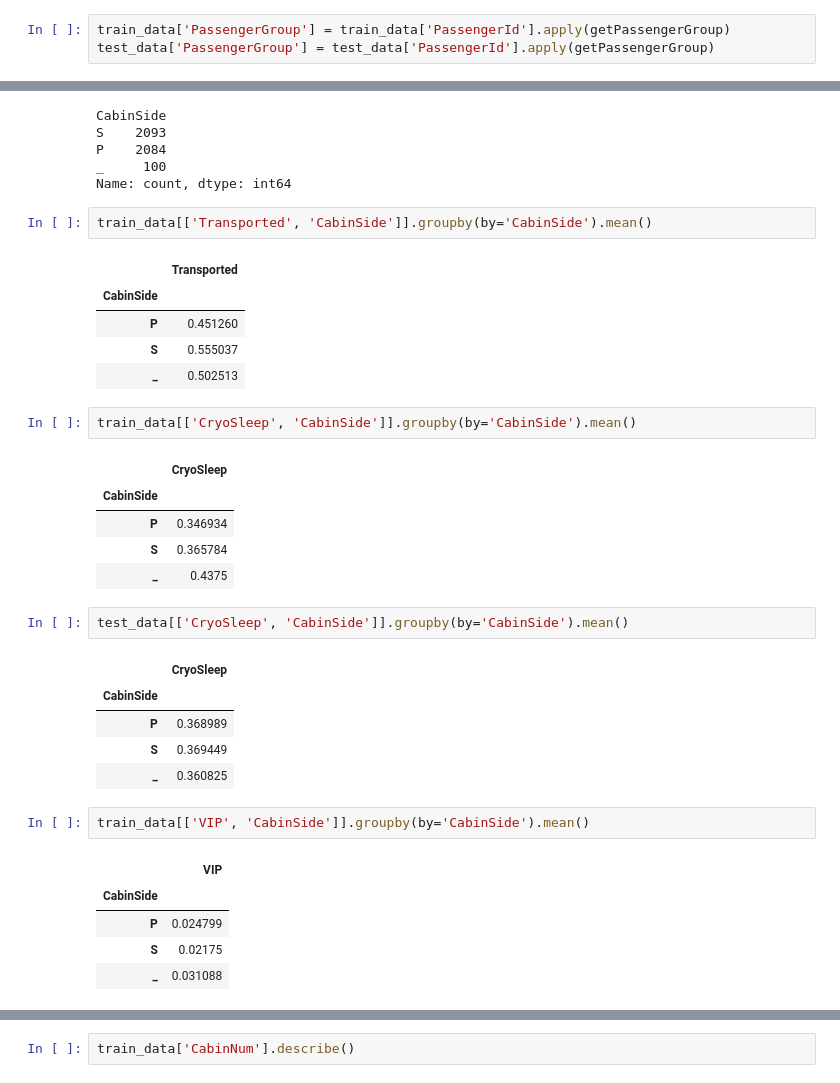
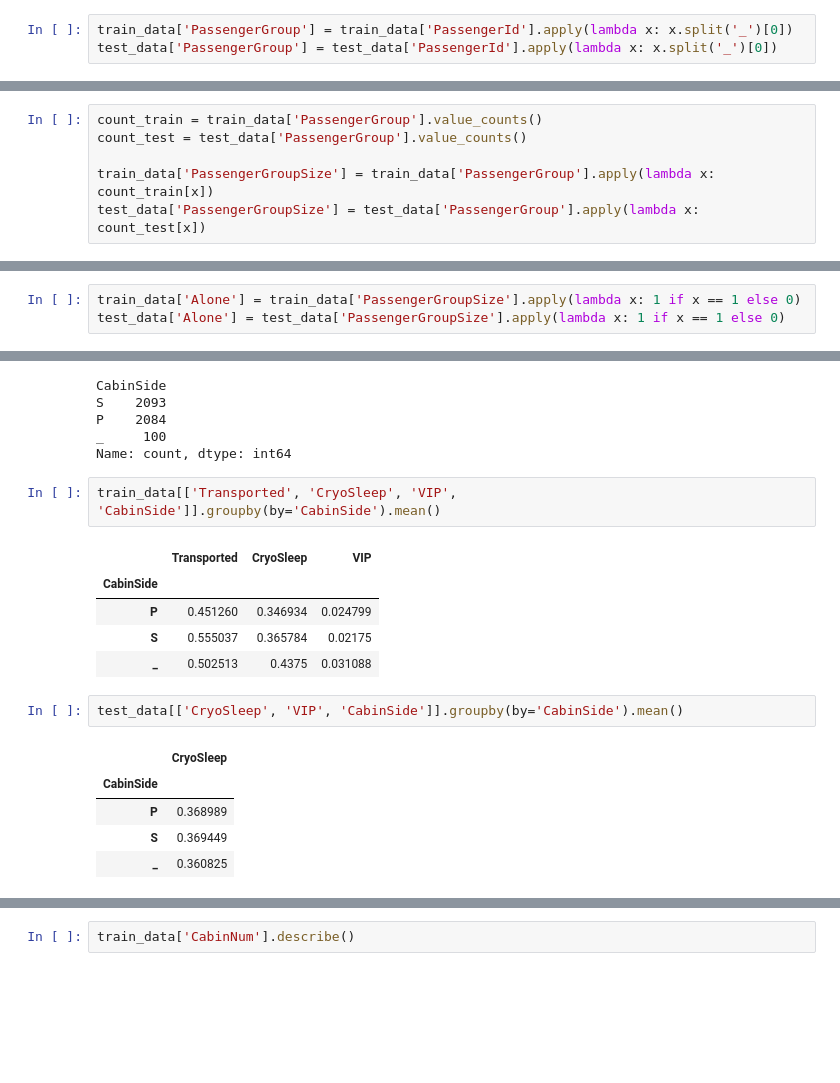
Before and after one commit to Chocomilkteaa/Space-Titanic, a Jupyter notebook: eda.ipynb, the cells around one changed output, grey strips where cells are left out. Saved outputs shown, nothing was run; the diff lists cells and outputs as text; blank space fills up the shorter version.

```diff
--- a/eda.ipynb
+++ b/eda.ipynb
@@ -260,6 +307,6 @@ def getPassengerGroup(x):
 # %%
-train_data['PassengerGroup'] = train_data['PassengerId'].apply(getPassengerGroup)
-test_data['PassengerGroup'] = test_data['PassengerId'].apply(getPassengerGroup)
+train_data['PassengerGroup'] = train_data['PassengerId'].apply(lambda x: x.split('_')[0])
+test_data['PassengerGroup'] = test_data['PassengerId'].apply(lambda x: x.split('_')[0])
 # %%
 train_data['PassengerGroup'].describe()
 # %% [output]
@@ -469,0 +493,6 @@ Series([], Name: count, dtype: int64)
+# %%
+count_train = train_data['PassengerGroup'].value_counts()
+count_test = test_data['PassengerGroup'].value_counts()
+
+train_data['PassengerGroupSize'] = train_data['PassengerGroup'].apply(lambda x: count_train[x])
+test_data['PassengerGroupSize'] = test_data['PassengerGroup'].apply(lambda x: count_test[x])
@@ -469,0 +572,3 @@ Series([], Name: count, dtype: int64)
+# %%
+train_data['Alone'] = train_data['PassengerGroupSize'].apply(lambda x: 1 if x == 1 else 0)
+test_data['Alone'] = test_data['PassengerGroupSize'].apply(lambda x: 1 if x == 1 else 0)
@@ -587,34 +696,18 @@ P    2084
 _     100
 Name: count, dtype: int64
 # %%
-train_data[['Transported', 'CabinSide']].groupby(by='CabinSide').mean()
+train_data[['Transported', 'CryoSleep', 'VIP', 'CabinSide']].groupby(by='CabinSide').mean()
 # %% [output]
-|  | Transported |
-| CabinSide |  |
-| P | 0.451260 |
-| S | 0.555037 |
-| _ | 0.502513 |
+|  | Transported | CryoSleep | VIP |
+| CabinSide |  |  |  |
+| P | 0.451260 | 0.346934 | 0.024799 |
+| S | 0.555037 | 0.365784 | 0.02175 |
+| _ | 0.502513 | 0.4375 | 0.031088 |
 # %%
-train_data[['CryoSleep', 'CabinSide']].groupby(by='CabinSide').mean()
+test_data[['CryoSleep', 'VIP', 'CabinSide']].groupby(by='CabinSide').mean()
 # %% [output]
 |  | CryoSleep |
 | CabinSide |  |
-| P | 0.346934 |
-| S | 0.365784 |
-| _ | 0.4375 |
+| P | 0.368989 |
+| S | 0.369449 |
+| _ | 0.360825 |
-# %%
-test_data[['CryoSleep', 'CabinSide']].groupby(by='CabinSide').mean()
-# %% [output]
-|  | CryoSleep |
-| CabinSide |  |
-| P | 0.368989 |
-| S | 0.369449 |
-| _ | 0.360825 |
-# %%
-train_data[['VIP', 'CabinSide']].groupby(by='CabinSide').mean()
-# %% [output]
-|  | VIP |
-| CabinSide |  |
-| P | 0.024799 |
-| S | 0.02175 |
-| _ | 0.031088 |
```
Also changed, not shown: parts of 109 cells of this notebook, 4 other files.
